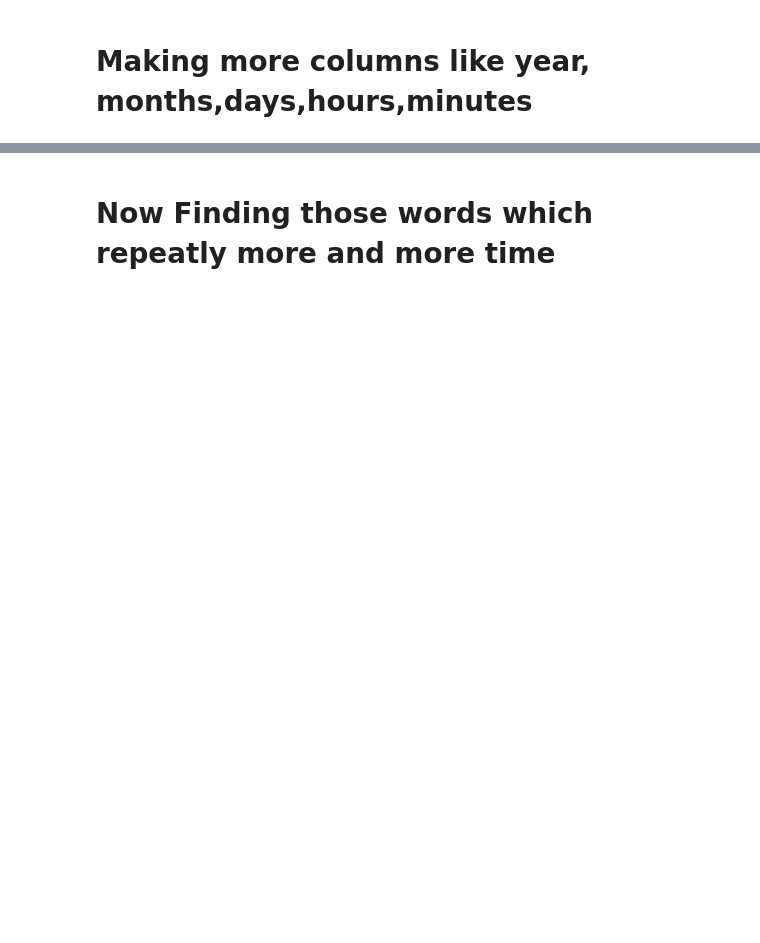
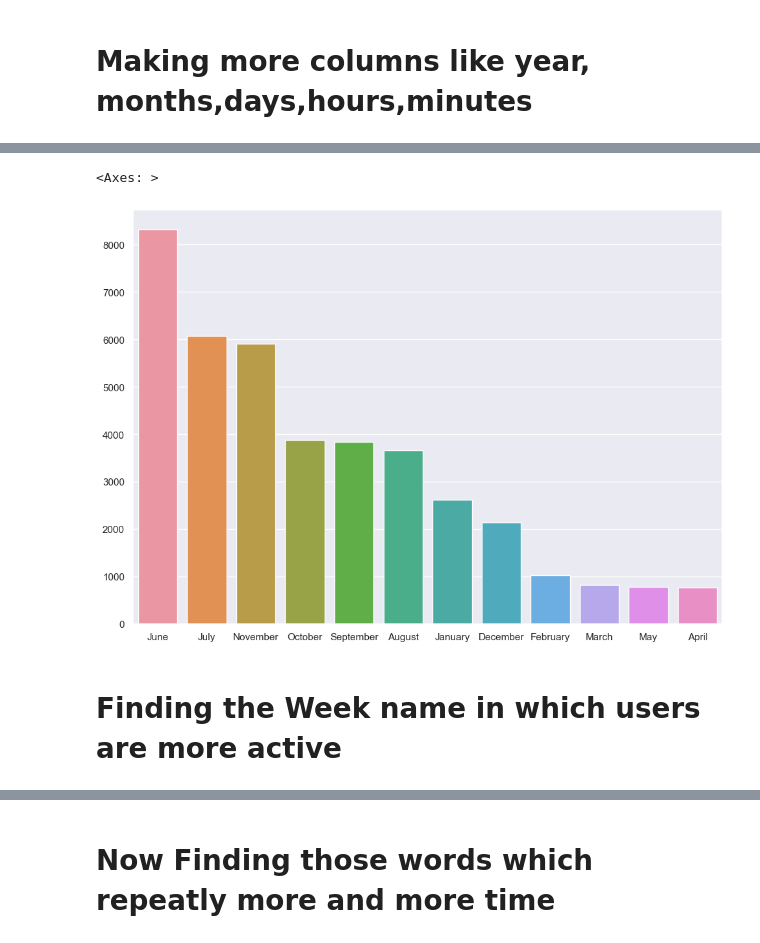
Before and after one commit to khan-mujeeb/Whatsapp-Chat-analysis, a Jupyter notebook: Chat analysis.ipynb, the cells around one changed output, grey strips where cells are left out. Drawn from its saved outputs; the diff is of its cells as text; code cells hidden in the pictures; blank space fills up the shorter version.

```diff
--- a/Chat analysis.ipynb
+++ b/Chat analysis.ipynb
@@ -253,2 +169,0 @@ df
-# %%
-df['hour'] = df['date'].dt.hour
@@ -271,2 +169,0 @@ df
-# %%
-df['minute'] = df['date'].dt.minute
@@ -317,0 +170,7 @@ df[df['message']== '<Media Omitted>/n'].shape
+# %%
+df['year'] = df['timestamp'].dt.year
+df['month'] = df['timestamp'].dt.month_name()
+df['day'] = df['timestamp'].dt.day_name()
+df['hour'] = df['timestamp'].dt.hour
+df['minute'] = df['timestamp'].dt.minute
+df.head()
@@ -317,0 +186,3 @@ df[df['message']== '<Media Omitted>/n'].shape
+# %%
+monthData = df['month'].value_counts()
+monthData
@@ -317,0 +203,8 @@ df[df['message']== '<Media Omitted>/n'].shape
+# %%
+sns.barplot(x=monthData.index, y=monthData.values)
+#
+# %% [output]
+<Axes: >
+[figure, added]
+# %% [markdown]
+# Finding the Week name in which users are more active
```
Also changed, not shown: parts of 76 cells of this notebook, 1 other file.
